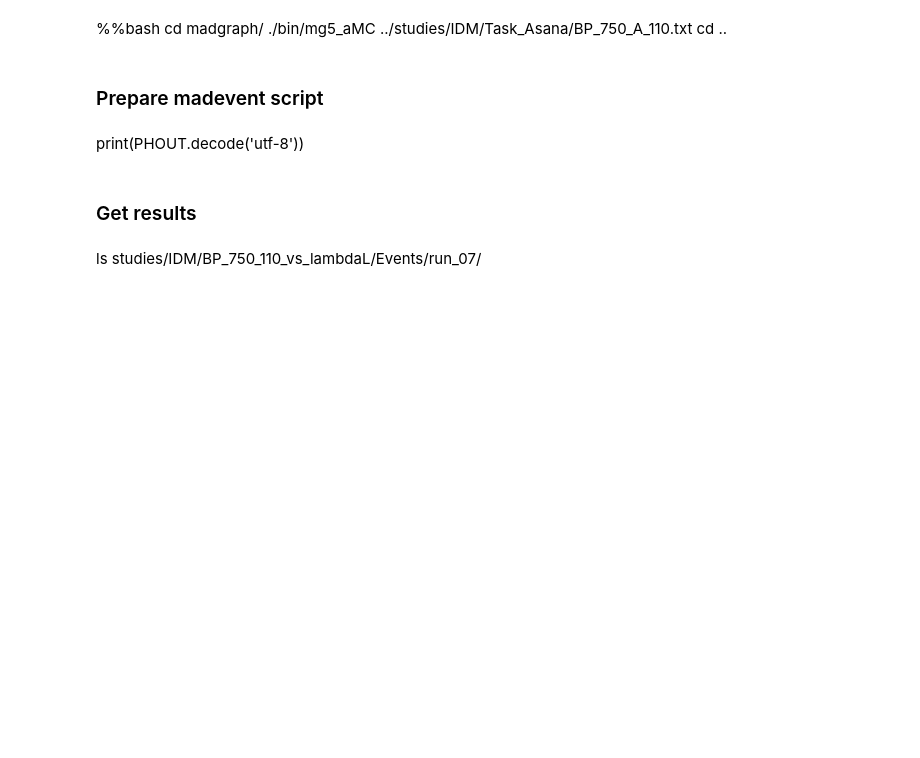
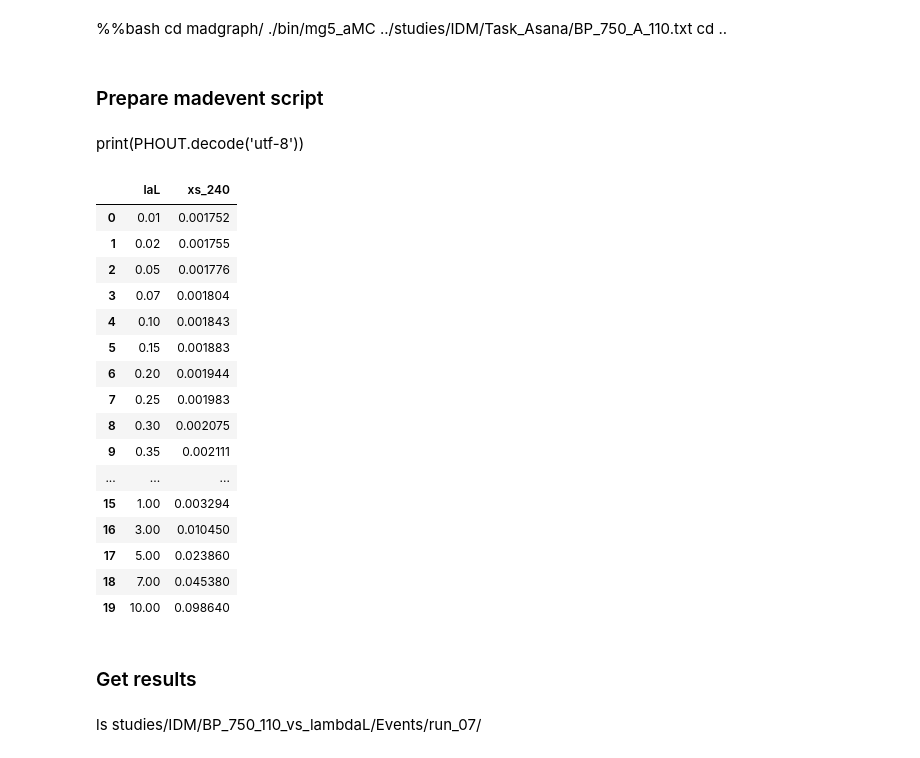
Before and after one commit to restrepo/VBF_IDM, a Jupyter notebook: index.ipynb, the cells around one changed output. Saved outputs shown, nothing was run; the diff lists cells and outputs as text; code cells hidden in the pictures; blank space fills up the shorter version.

```diff
--- a/index.ipynb
+++ b/index.ipynb
@@ -348,4 +346,24 @@ if len(cs_pb)==len(LambdasL):
     df=pd.DataFrame({'xs_'+str(int(MH0)):cs_pb,'laL':LambdasL})
 else:
     sys.exit('Error: missing cross section')
+# %%
+df
+# %% [output]
+|  | laL | xs_240 |
+| 0 | 0.01 | 0.001752 |
+| 1 | 0.02 | 0.001755 |
+| 2 | 0.05 | 0.001776 |
+| 3 | 0.07 | 0.001804 |
+| 4 | 0.10 | 0.001843 |
+| 5 | 0.15 | 0.001883 |
+| 6 | 0.20 | 0.001944 |
+| 7 | 0.25 | 0.001983 |
+| 8 | 0.30 | 0.002075 |
+| 9 | 0.35 | 0.002111 |
+| ... | ... | ... |
+| 15 | 1.00 | 0.003294 |
+| 16 | 3.00 | 0.010450 |
+| 17 | 5.00 | 0.023860 |
+| 18 | 7.00 | 0.045380 |
+| 19 | 10.00 | 0.098640 |
 # %%
```
Also changed, not shown: parts of 4 cells of this notebook.
